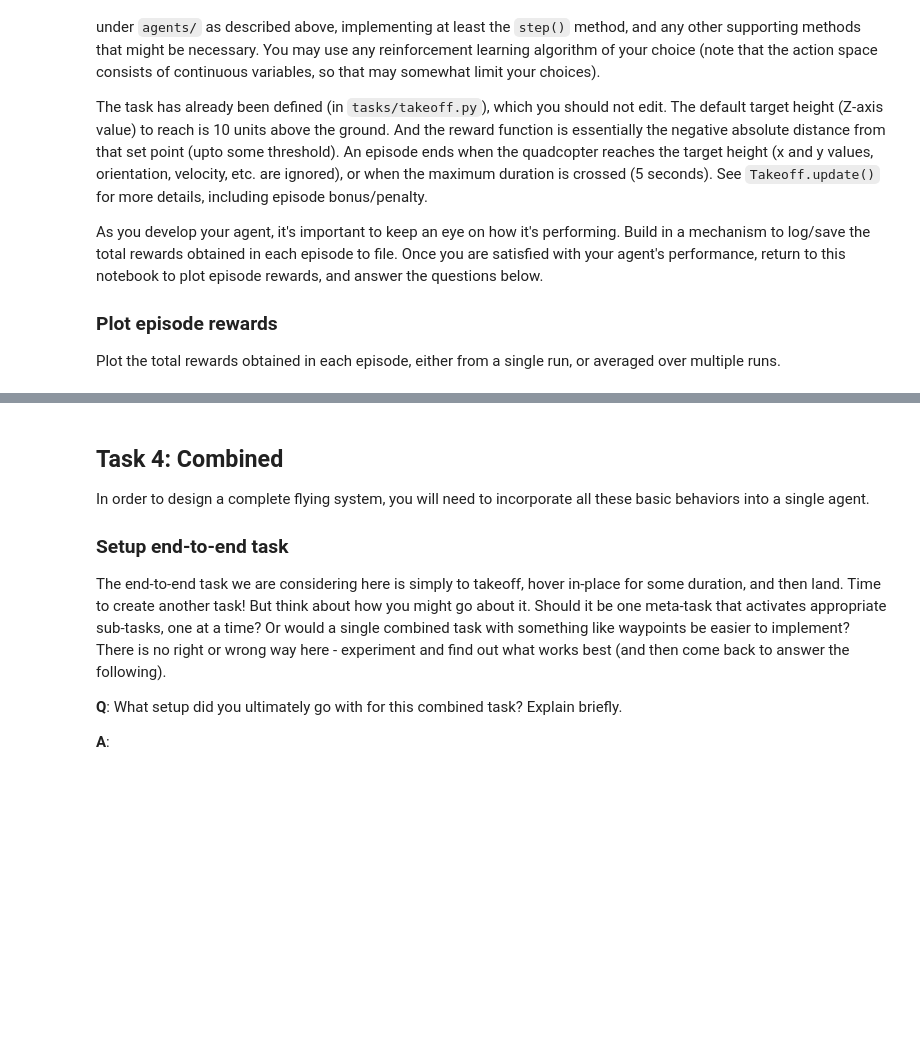
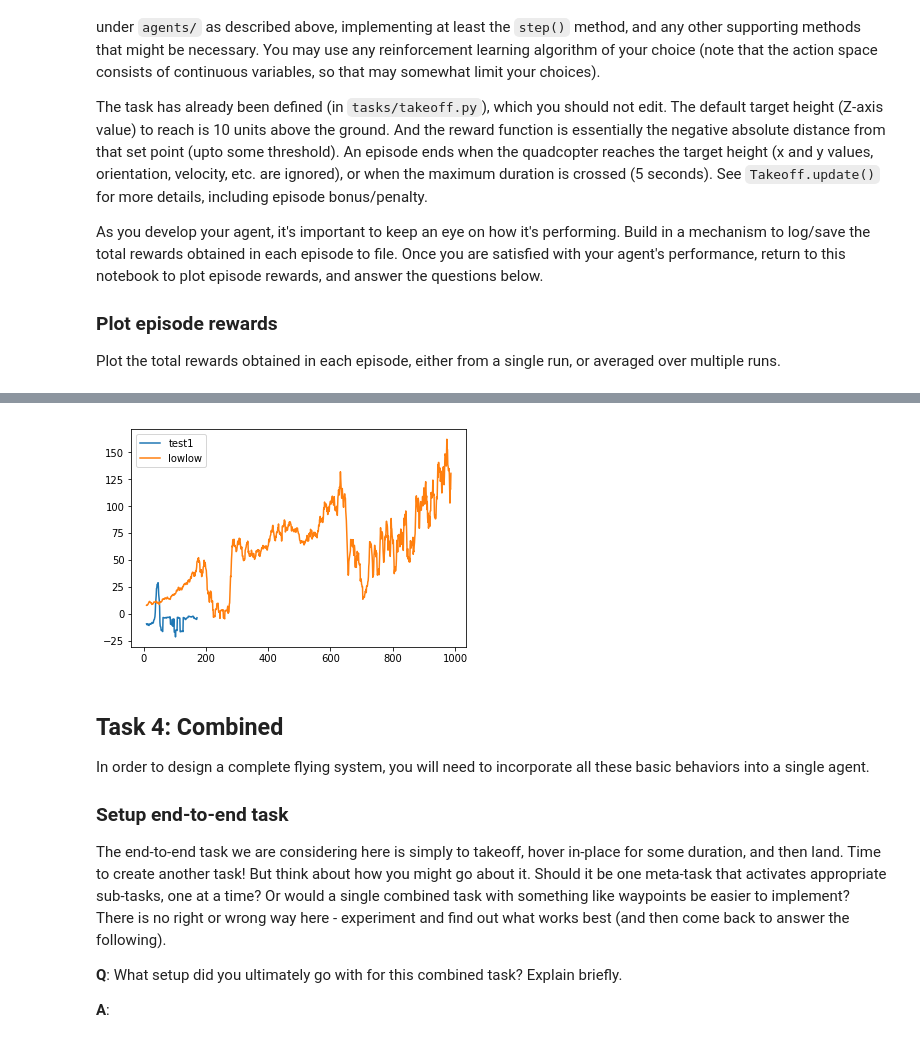
Before and after one commit to codekitchen/RL-Quadcopter, a Jupyter notebook: quad_controller_rl/notebooks/RL-Quadcopter.ipynb, the cells around one changed output, grey strips where cells are left out. Cells and saved outputs as stored; diff of their text form; code cells hidden in the pictures; blank space fills up the shorter version.

```diff
--- a/quad_controller_rl/notebooks/RL-Quadcopter.ipynb
+++ b/quad_controller_rl/notebooks/RL-Quadcopter.ipynb
@@ -301,3 +324,7 @@ As before, plot the episode rewards, either from a single run, or averaged over
+# %%
+plotRewards("Land")
+# %% [output]
+[figure, added]
 # %% [markdown]
 ## Task 4: Combined
 
```
Also changed, not shown: parts of 11 cells of this notebook, 3 other files.
